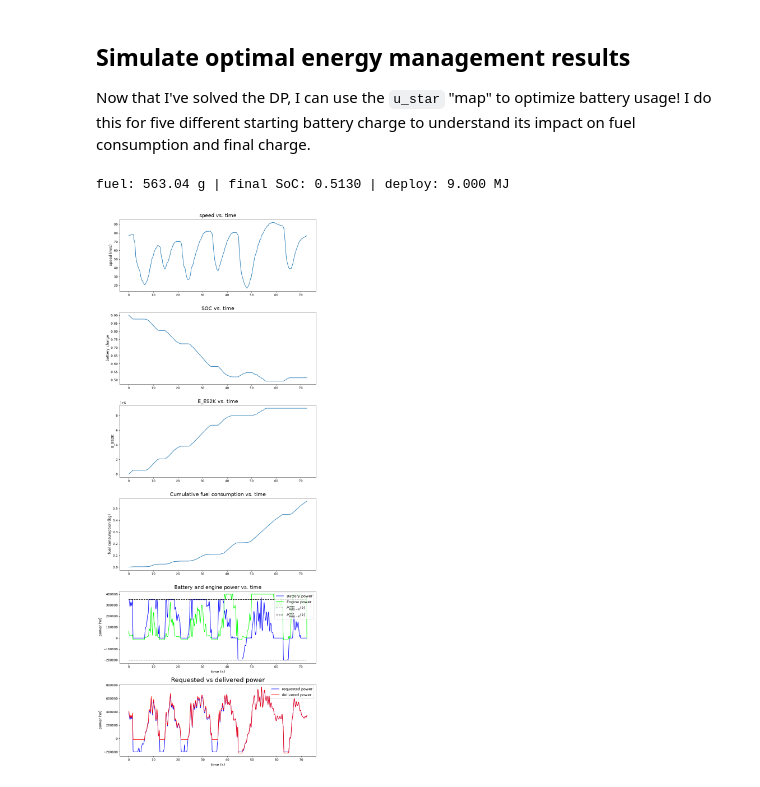
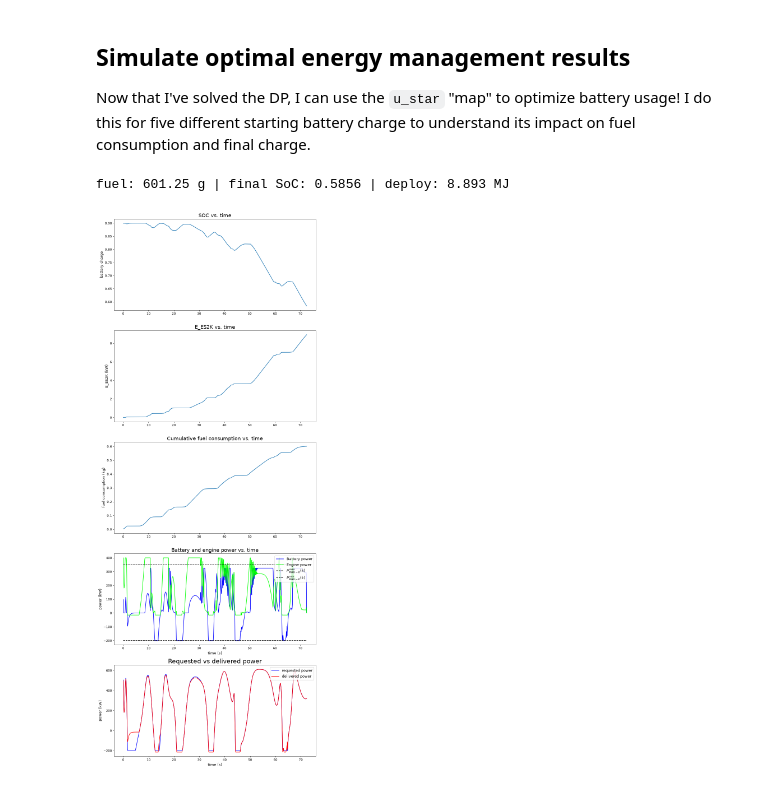
Before and after one commit to tommasoandina1/thermal-aware-ems-f1, a Jupyter notebook: controller/01b_single_lap_DP_vectorized.ipynb, the cells around one changed output. Cells and saved outputs as stored; diff of their text form; code cells hidden in the pictures.

```diff
--- a/controller/01b_single_lap_DP_vectorized.ipynb
+++ b/controller/01b_single_lap_DP_vectorized.ipynb
@@ -72,6 +73,6 @@ plot.show()
 # %%
-SoC_grid = np.linspace(SOC_min,SOC_max, 50)
-E_ES2K_grid = np.linspace(0, E_ES2K_max, 50)
+SoC_grid = np.linspace(SOC_min,SOC_max, 150)
+E_ES2K_grid = np.linspace(0, E_ES2K_max, 80)
 
 #Grid size
 ns = len(SoC_grid) # No. of states
@@ -172,6 +180,15 @@ def optimize_PHEV(SOC_0,E_ES2K_0):
         point = np.array([[SoC_sim[k], E_ES2K_sim[k]]])
         P_MGUK_sim[k] = interp_u(point)[0]
 
+        SoC_k, E_k = SoC_sim[k], E_ES2K_sim[k]
+        if P_gb[k] >= 0:
+            lb_true = max((SOC_max - SoC_k) * Q_bat * Uoc(SoC_k, coef_quad) / -Delta_t, P_MGU_min, P_gb[k] - P_eng_max)
+            ub_true = min((SOC_min - SoC_k) * Q_bat * Uoc(SoC_k, coef_quad) / -Delta_t, P_MGU_max, P_gb[k], (E_ES2K_max - E_k) / Delta_t)
+        else:
+            lb_true = max((SOC_max - SoC_k) * Q_bat * Uoc(SoC_k, coef_quad) / -Delta_t, P_MGU_min, P_gb[k])
+            ub_true = min((SOC_min - SoC_k) * Q_bat * Uoc(SoC_k, coef_quad) / -Delta_t, 0)
+
+        P_MGUK_sim[k] = np.clip(P_MGUK_sim[k], lb_true, ub_true)
         P_eng_sim[k], P_elect_MGU_K, P_mech_MGU_K_real[k], shortfall_L, E_ES2K_sim[k+1], E_recharge_sim[k+1],m_dot_sim[k] = powertrain(P_gb[k], P_MGUK_sim[k], E_ES2K_sim[k], E_recharge_sim[k], params, Delta_t,control_mode='P2')
         SoC_sim[k+1], _, I2_k = battery_step(SoC_sim[k], P_elect_MGU_K, coef_quad, Tbat_sim[k],params,Delta_t)
 
@@ -183,75 +200,67 @@ def optimize_PHEV(SOC_0,E_ES2K_0):
         else:
             shortfall[k] = 0
 
-    return P_MGUK_sim, P_eng_sim, m_dot_sim, J_sim, SoC_sim, E_ES2K_sim, shortfall
+    return P_MGUK_sim, P_eng_sim, m_dot_sim, J_sim, SoC_sim, E_ES2K_sim, shortfall, P_mech_MGU_K_real
 
-P_MGUK_sim90, P_eng_sim90, m_dot_sim90, J_sim90, SOC_sim90, E_ES2K_sim90, shortfall90 = optimize_PHEV(SOC_0=0.90,E_ES2K_0=0.0)
+P_MGUK_sim90, P_eng_sim90, m_dot_sim90, J_sim90, SOC_sim90, E_ES2K_sim90, shortfall90,P_mech_MGU_K_real90 = optimize_PHEV(SOC_0=0.90,E_ES2K_0=0.0)
 
 
 np.save('/app/data/qualifying_Canada/SOC_DP_Canada_qualifying.npy', SOC_sim90)
-np.save('/app/data/qualifying_Canada/P_MGUK_DP_Canada_qualifying.npy', P_MGUK_sim90)
+np.save('/app/data/qualifying_Canada/P_MGUK_DP_Canada_qualifying.npy', P_mech_MGU_K_real90)
 np.save('/app/data/qualifying_Canada/J_DP_Canada_qualifying.npy', J_sim90)
 np.save('/app/data/qualifying_Canada/E_ES2K_DP_Canada_qualifying.npy', E_ES2K_sim90)
 
 fuel_dp = np.sum(J_sim90) * 1e3  # g
 print(f"fuel: {fuel_dp:.2f} g | final SoC: {SOC_sim90[-2]:.4f} | deploy: {E_ES2K_sim90[-2]/1e6:.3f} MJ")
 # %% [output]
-fuel: 563.04 g | final SoC: 0.5130 | deploy: 9.000 MJ
+fuel: 601.25 g | final SoC: 0.5856 | deploy: 8.893 MJ
 # %%
 ## Plot Simulation Results
-plot.figure(num=6, figsize=(10, 25), dpi=80, facecolor='w', edgecolor='k')
+plot.figure(num=5, figsize=(10, 25), dpi=80, facecolor='w', edgecolor='k')
 
-
-plot.subplot(6,1,1)
-# UDDS speed versus time
-plot.plot(t, v)
-plot.ylabel('speed (m/s)', fontsize=12)
-plot.title('speed vs. time', fontsize=16)
-
-
-plot.subplot(6,1,2)
+plot.subplot(5,1,1)
 plot.plot(t, SOC_sim90)
 plot.ylabel('battery charge', fontsize=12)
 plot.title('SOC vs. time', fontsize=16)
 
-plot.subplot(6,1,3)
-plot.plot(t, E_ES2K_sim90)
-plot.ylabel('E_ES2K', fontsize=12)
+plot.subplot(5,1,2)
+plot.plot(t, E_ES2K_sim90/1e6)
+plot.ylabel('E_ES2K (kW)', fontsize=12)
 plot.title('E_ES2K vs. time', fontsize=16)
 
-plot.subplot(6,1,4)
+plot.subplot(5,1,3)
 plot.plot(t, np.cumsum(J_sim90))
 plot.ylabel('fuel consumption (kg)', fontsize=12)
 plot.title('Cumulative fuel consumption vs. time', fontsize=16)
 
 
-plot.subplot(6,1,5)
-plot.plot(t, P_MGUK_sim90, 'blue', label='Battery power')
-plot.plot(t, P_eng_sim90, 'lime', label='Engine power')
-plot.plot(t, P_MGU_max*np.ones(t.shape), 'k--', label=r'$P_{MGU-K}^{max}(k)$')
-plot.plot(t, P_MGU_min*np.ones(t.shape), 'k--', label=r'$P_{MGU-K}^{min}(k)$')
-plot.ylabel('power (W)', fontsize=12)
+plot.subplot(5,1,4)
+plot.plot(t, P_mech_MGU_K_real90/1e3, 'blue', label='Battery power')
+plot.plot(t, P_eng_sim90/1e3, 'lime', label='Engine power')
+plot.plot(t, P_MGU_max*np.ones(t.shape)/1e3, 'k--', label=r'$P_{MGU-K}^{max}(k)$')
+plot.plot(t, P_MGU_min*np.ones(t.shape)/1e3, 'k--', label=r'$P_{MGU-K}^{min}(k)$')
+plot.ylabel('power (kW)', fontsize=12)
 plot.title('Battery and engine power vs. time', fontsize=16)
 plot.xlabel('time (s)', fontsize=12)
 plot.legend(loc=1, fontsize=12)
 
 
 P_gb2 = np.zeros_like(P_gb)
 for k in range(len(P_gb)):
     if P_gb[k]<=P_MGU_min:
         P_gb2[k] = P_MGU_min
     else:
         P_gb2[k]=P_gb[k]
 
-plot.subplot(6,1,6)
-plot.plot(t[0:-2], P_gb2[0:-2], 'blue', label='requested power')
-plot.plot(t[0:-2], P_eng_sim90[0:-2]+P_MGUK_sim90[0:-2], 'red', label='delivered power')
-plot.ylabel('power (W)', fontsize=12)
+plot.subplot(5,1,5)
+plot.plot(t[0:-2], P_gb2[0:-2]/1e3, 'blue', label='requested power')
+plot.plot(t[0:-2], (P_eng_sim90[0:-2]+P_mech_MGU_K_real90[0:-2])/1e3, 'red', label='delivered power')
+plot.ylabel('power (kW)', fontsize=12)
 plot.title('Requested vs delivered power', fontsize=20)
 plot.xlabel('time (s)', fontsize=12)
 plot.legend(loc=1, fontsize=12)
 
 plot.tight_layout()
 plot.show()
 # %% [output]
-[figure, old version]
+[figure, new version]
```
Also changed, not shown: parts of 4 cells of this notebook, 16 other files.
